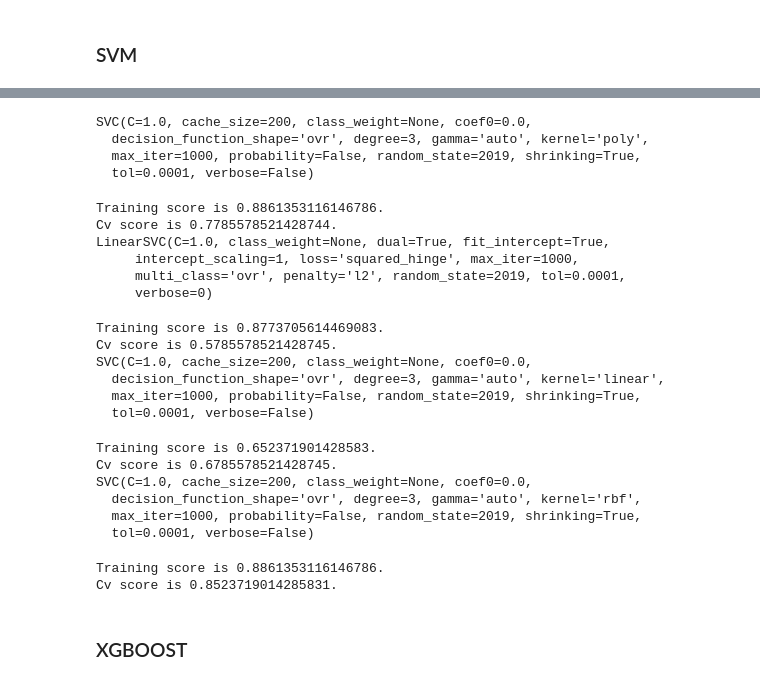
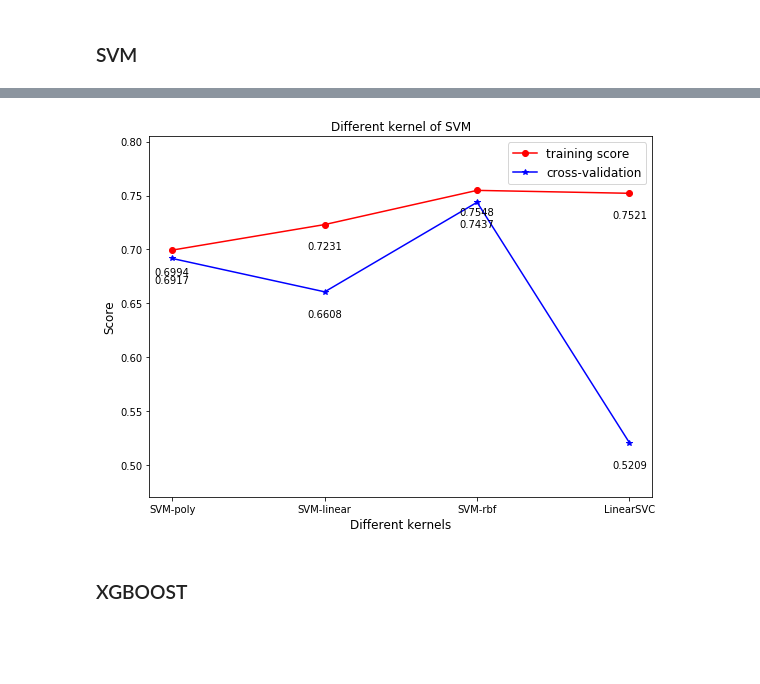
Before and after one commit to troywu666/Airbnb_data_analyse, a Jupyter notebook: 订房预测.ipynb, the cells around one changed output, grey strips where cells are left out. Saved outputs shown, nothing was run; the diff lists cells and outputs as text; code cells hidden in the pictures; blank space fills up the shorter version.

```diff
--- a/订房预测.ipynb
+++ b/订房预测.ipynb
@@ -1355,63 +1410,20 @@ SVC(C=1.0, cache_size=200, class_weight=None, coef0=0.0,
-# %%
-from sklearn.model_selection import KFold
-
-train_score=[]
-cv_score=[]
-
-kf=KFold(n_splits=5,random_state=random_state)
-
-k_ndcg=5
-
-for key in clf_svm.keys():
-    clf=clf_svm[key]
-    print(clf_svm[key])
-
-    train_ndcg_score=[]
-    cv_ndcg_score=[]
-
-    for train_index,test_index in kf.split(xtrain_new_stdsca,ytrain_le_new):
-        x_train,x_test=xtrain_new_stdsca[train_index,:],xtrain_new_stdsca[test_index,:]
-        y_train,y_test=ytrain_le_new[train_index],ytrain_le_new[test_index]
-
-        clf.fit(x_train,y_train)
-        y_pred=clf.decision_function(x_test)
-
-        train_ndcg=ndcg(y_train,clf.decision_function(x_train),k=k_ndcg)
-        cv_ndcg=ndcg(y_test,y_pred,k=k_ndcg)
-
-        train_ndcg_score.append(train_ndcg)
-        cv_ndcg_score.append(cv_ndcg)
-
-    print('Training score is %s.'%(np.mean(train_ndcg_score)))
-    print('Cv score is %s.'%(np.mean(cv_ndcg_score)))
-
-    train_ndcg_score.append(np.mean(train_ndcg_score))
-    cv_ndcg_score.append(np.mean(cv_ndcg_score))
-# %% [output]
-SVC(C=1.0, cache_size=200, class_weight=None, coef0=0.0,
-  decision_function_shape='ovr', degree=3, gamma='auto', kernel='poly',
-  max_iter=1000, probability=False, random_state=2019, shrinking=True,
-  tol=0.0001, verbose=False)
-Training score is 0.8861353116146786.
-Cv score is 0.7785578521428744.
-LinearSVC(C=1.0, class_weight=None, dual=True, fit_intercept=True,
-     intercept_scaling=1, loss='squared_hinge', max_iter=1000,
-     multi_class='ovr', penalty='l2', random_state=2019, tol=0.0001,
-     verbose=0)
-Training score is 0.8773705614469083.
-Cv score is 0.5785578521428745.
-SVC(C=1.0, cache_size=200, class_weight=None, coef0=0.0,
-  decision_function_shape='ovr', degree=3, gamma='auto', kernel='linear',
-  max_iter=1000, probability=False, random_state=2019, shrinking=True,
-  tol=0.0001, verbose=False)
-Training score is 0.652371901428583.
-Cv score is 0.6785578521428745.
-SVC(C=1.0, cache_size=200, class_weight=None, coef0=0.0,
-  decision_function_shape='ovr', degree=3, gamma='auto', kernel='rbf',
-  max_iter=1000, probability=False, random_state=2019, shrinking=True,
-  tol=0.0001, verbose=False)
-Training score is 0.8861353116146786.
-Cv score is 0.8523719014285831.
+# %%
+plt.figure(figsize=(8,6))
+plt.plot(clf_svm.keys(),train_svm_score,'ro-',label='training score')
+plt.plot(clf_svm.keys(),cv_svm_score,'b*-',label='cross-validation')
+plt.legend(loc='best',fontsize=12)
+plt.xticks(range(len(clf_svm.keys())),clf_svm.keys(),rotation=0,fontsize=10)
+plt.ylim(np.min(cv_svm_score)-0.05,np.max(train_svm_score)+0.05)
+plt.ylabel('Score',fontsize=12)
+plt.xlabel('Different kernels',fontsize=12)
+for a,b in zip(clf_svm.keys(),train_svm_score):
+    plt.text(a,b-0.025,'%.4f'%(b),ha='center',va='bottom',fontsize=10)
+for a,b in zip(clf_svm.keys(),cv_svm_score):
+    plt.text(a,b-0.025,'%.4f'%(b),ha='center',va='bottom',fontsize=10)
+plt.title('Different kernel of SVM')
+plt.tight_layout()
+# %% [output]
+[figure, added]
 # %% [markdown]
 ### XGBOOST
 # %%
```
Also changed, not shown: parts of 20 cells of this notebook, 9 other files.
